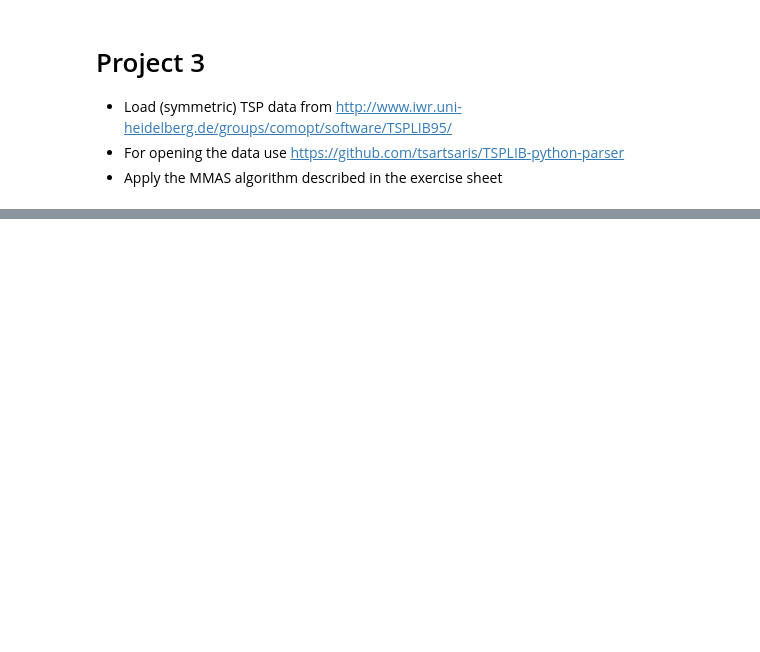
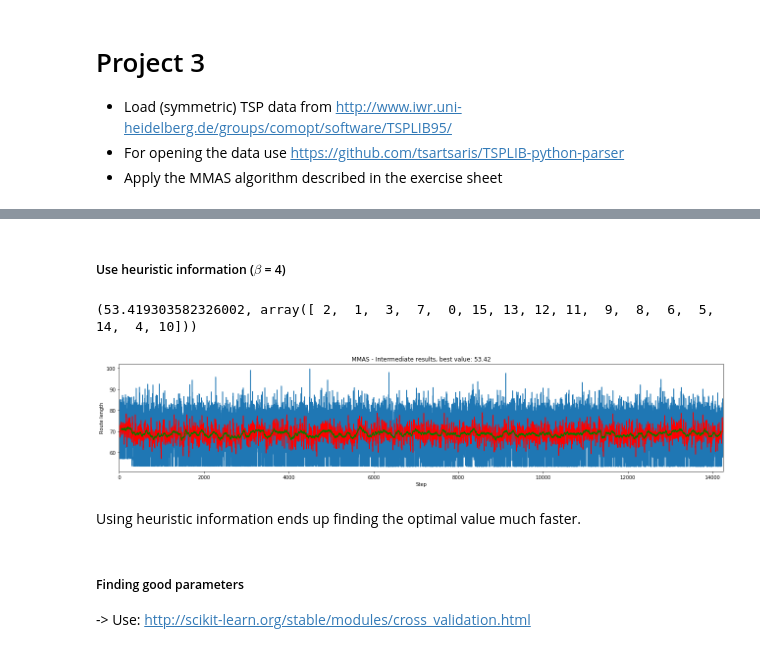
Before and after one commit to Chaoste/course-nia, a Jupyter notebook: project3/project3.ipynb, the cells around one changed output, grey strips where cells are left out. Drawn from its saved outputs; the diff is of its cells as text; code cells hidden in the pictures; blank space fills up the shorter version.

```diff
--- a/project3/project3.ipynb
+++ b/project3/project3.ipynb
@@ -114,0 +164,16 @@ list(it.combinations([enumerate(['a', 'b', 'c']), enumerate(['a', 'b', 'c'])], 2
+# %% [markdown]
+##### Use heuristic information ($\beta$ = 4)
+# %%
+np.random.seed(0)  # Always receive the same random decisions
+data = load_data()  # Get optimal value and pass it to MMAS constructor
+mmas = MMAS(data, -1, wall_clock_time=60, beta=4)
+print(mmas(plot=False))
+mmas.plot()
+# %% [output]
+(53.419303582326002, array([ 2,  1,  3,  7,  0, 15, 13, 12, 11,  9,  8,  6,  5, 14,  4, 10]))
+[figure, added]
+# %% [markdown]
+Using heuristic information ends up finding the optimal value much faster.
+# %% [markdown]
+##### Finding good parameters
+-> Use: http://scikit-learn.org/stable/modules/cross_validation.html
```
Also changed, not shown: parts of 8 cells of this notebook, 1 other file.
